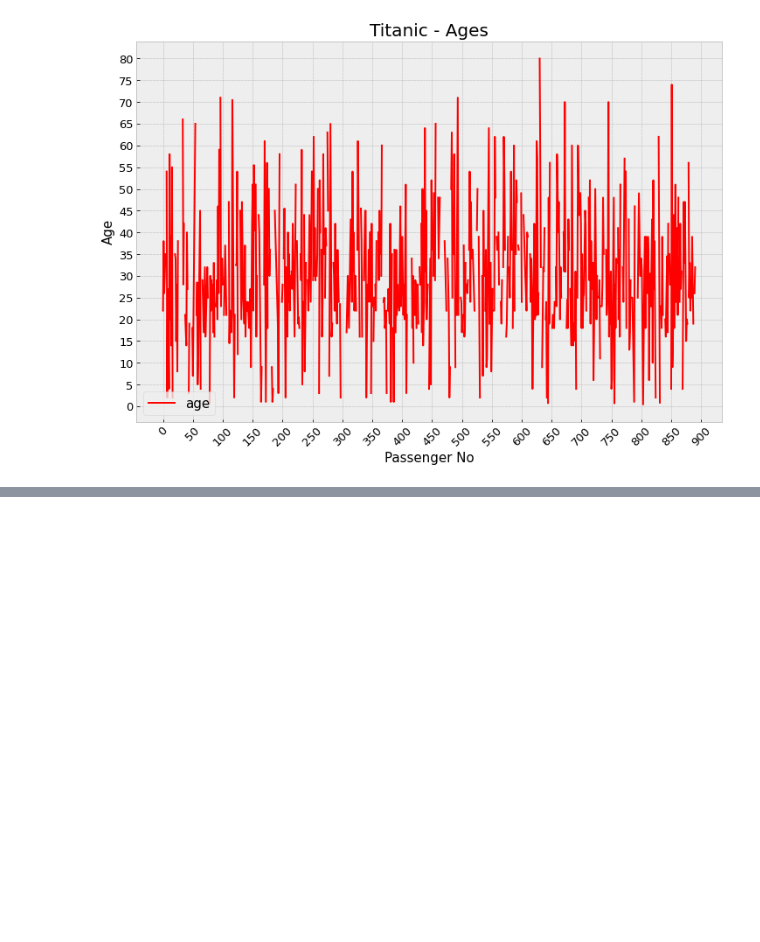
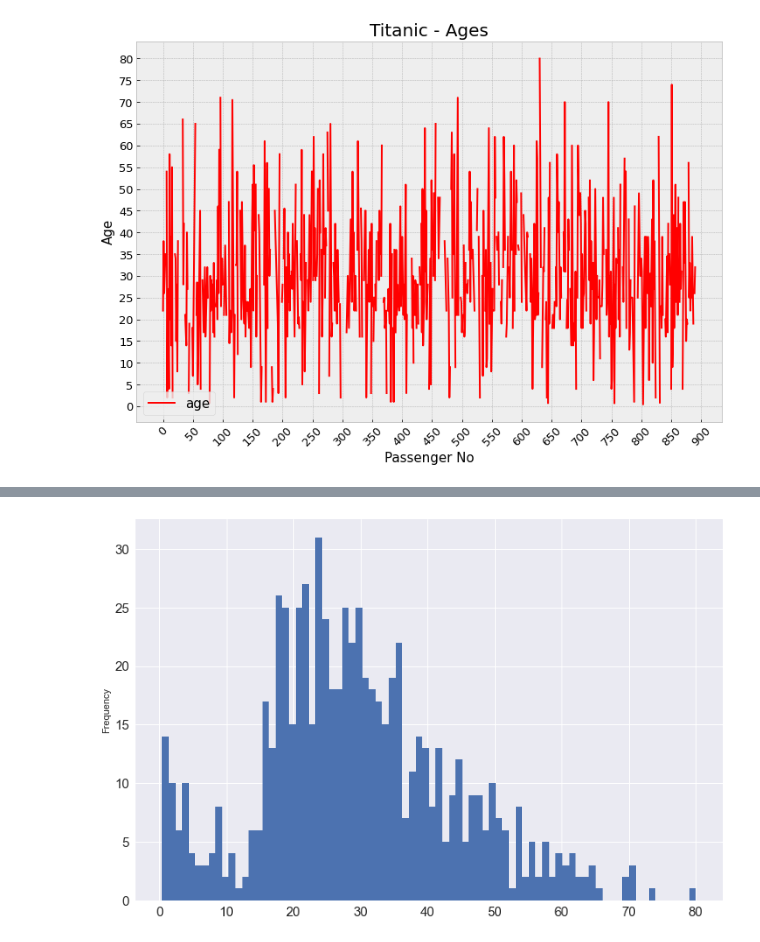
Before and after one commit to HeyThatsViv/Pandas-Udemy-Course, a Jupyter notebook: Vizualization with Matplotlib.ipynb, the cells around one changed output, grey strips where cells are left out. Drawn from its saved outputs; the diff is of its cells as text; code cells hidden in the pictures; blank space fills up the shorter version.

```diff
--- a/Vizualization with Matplotlib.ipynb
+++ b/Vizualization with Matplotlib.ipynb
@@ -121,0 +124,2 @@ plt.show()
+# %%
+plt.style.use('seaborn')
@@ -121,0 +156,5 @@ plt.show()
+# %%
+titanic.age.plot(kind='hist', figsize=(12,8), fontsize=15, bins=80)
+plt.show()
+# %% [output]
+[figure, added]
```
Also changed, not shown: parts of 5 cells of this notebook.
